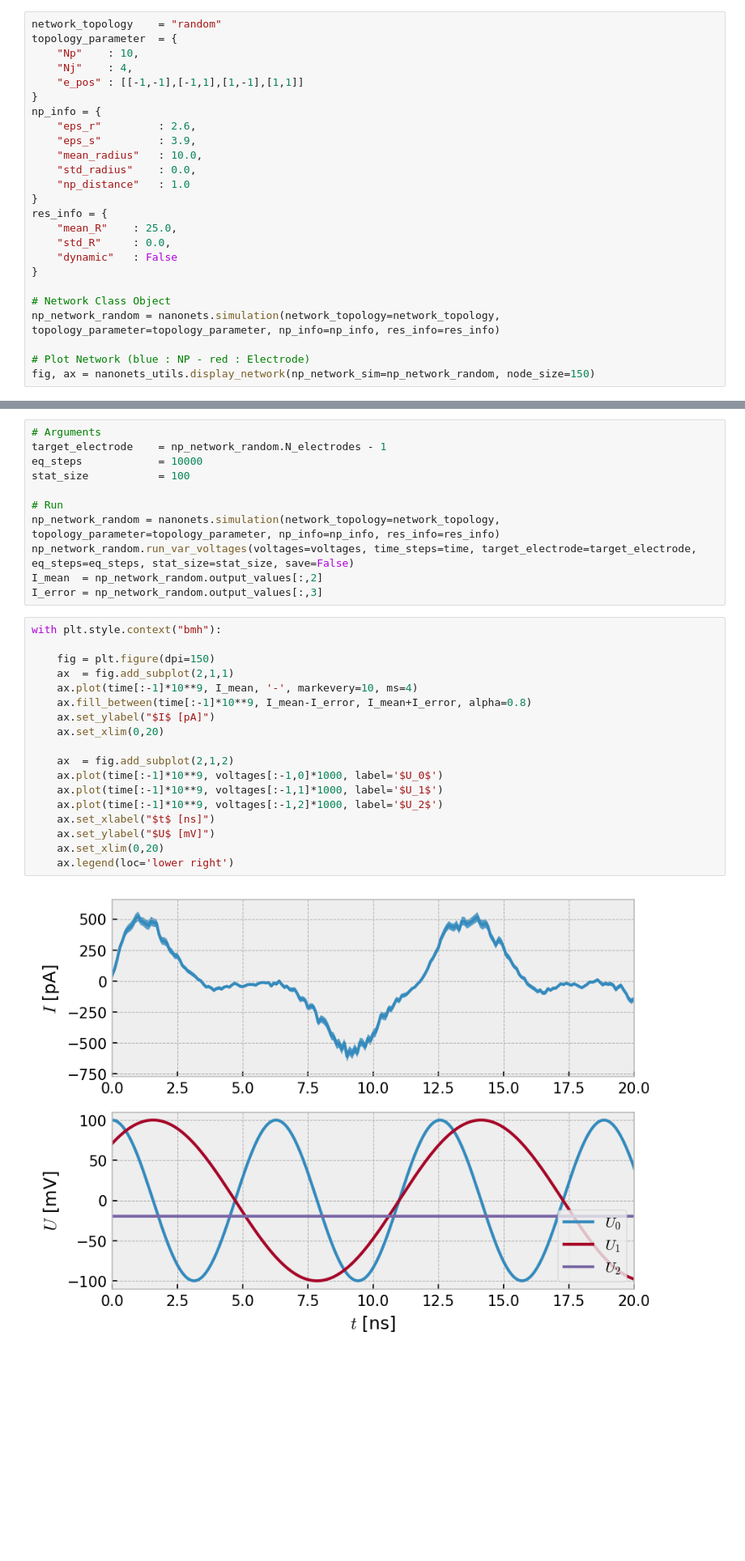
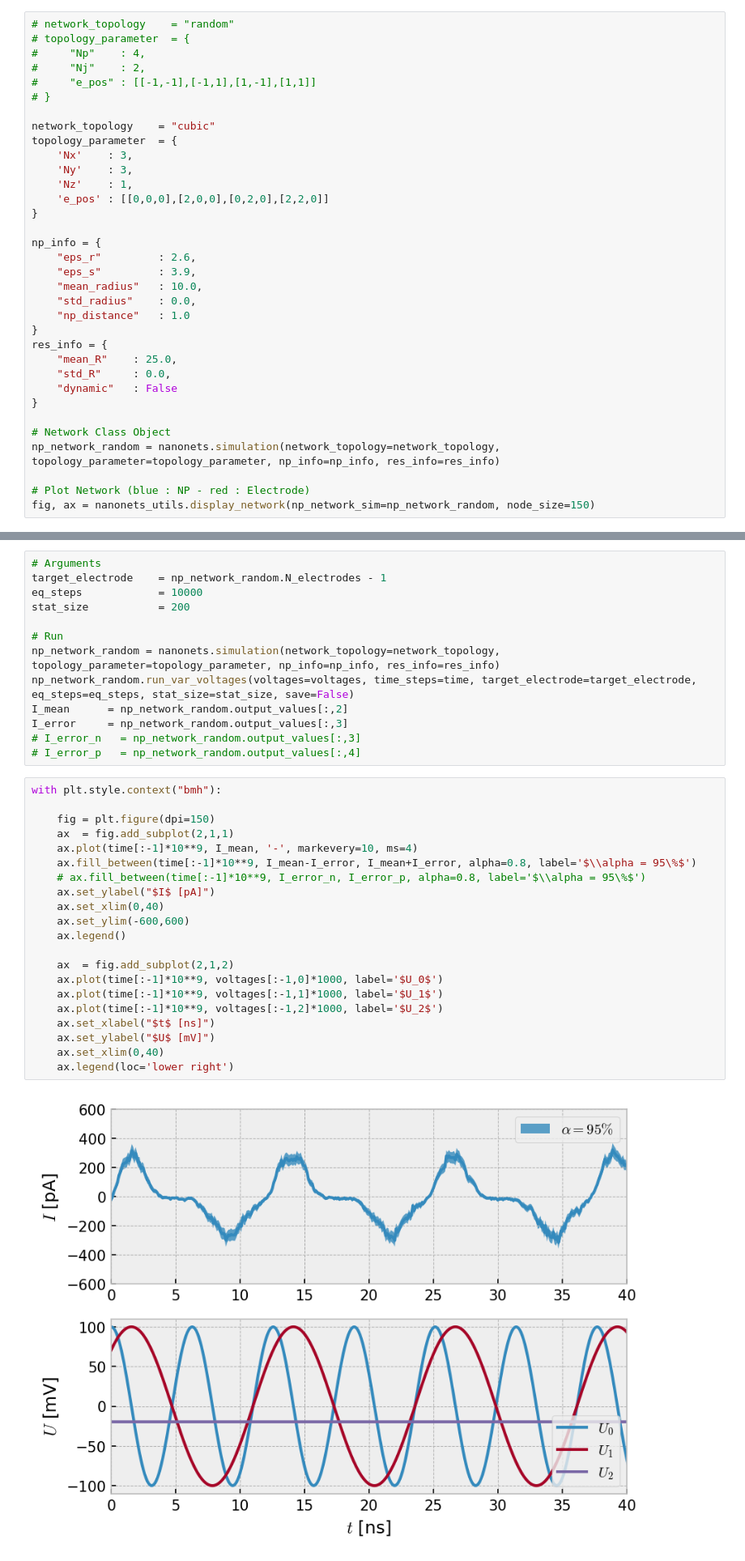
Before and after one commit to JonasMnsing/NanoNets, a Jupyter notebook: main_time.ipynb, the cells around one changed output, grey strips where cells are left out. Shown at 81% size. Cells and saved outputs as stored; diff of their text form; blank space fills up the shorter version.

Commit message:
solved time

```diff
--- a/main_time.ipynb
+++ b/main_time.ipynb
@@ -53,12 +53,21 @@ red_color   = '#A60628'
     - Both define a mean and standard deviation as above
     - Additional key: `np_index` which contains a list of indices indicating the second type of nanoparticles with different resistances or radius
 # %%
-network_topology    = "random"
+# network_topology    = "random"
+# topology_parameter  = {
+#     "Np"    : 4,
+#     "Nj"    : 2,
+#     "e_pos" : [[-1,-1],[-1,1],[1,-1],[1,1]]
+# }
+
+network_topology    = "cubic"
 topology_parameter  = {
-    "Np"    : 10,
-    "Nj"    : 4,
-    "e_pos" : [[-1,-1],[-1,1],[1,-1],[1,1]]
+    'Nx'    : 3,
+    'Ny'    : 3,
+    'Nz'    : 1,
+    'e_pos' : [[0,0,0],[2,0,0],[0,2,0],[2,2,0]]
 }
+
 np_info = {
     "eps_r"         : 2.6,
     "eps_s"         : 3.9,
@@ -129,30 +138,35 @@ with plt.style.context(["science","bright","grid"]):
 # Arguments
 target_electrode    = np_network_random.N_electrodes - 1
 eq_steps            = 10000
-stat_size           = 100
+stat_size           = 200
 
 # Run
 np_network_random = nanonets.simulation(network_topology=network_topology, topology_parameter=topology_parameter, np_info=np_info, res_info=res_info)
 np_network_random.run_var_voltages(voltages=voltages, time_steps=time, target_electrode=target_electrode, eq_steps=eq_steps, stat_size=stat_size, save=False)
-I_mean  = np_network_random.output_values[:,2]
-I_error = np_network_random.output_values[:,3]
+I_mean      = np_network_random.output_values[:,2]
+I_error     = np_network_random.output_values[:,3]
+# I_error_n   = np_network_random.output_values[:,3]
+# I_error_p   = np_network_random.output_values[:,4]
 # %%
 with plt.style.context("bmh"):
 
     fig = plt.figure(dpi=150)
     ax  = fig.add_subplot(2,1,1)
     ax.plot(time[:-1]*10**9, I_mean, '-', markevery=10, ms=4)
-    ax.fill_between(time[:-1]*10**9, I_mean-I_error, I_mean+I_error, alpha=0.8)
+    ax.fill_between(time[:-1]*10**9, I_mean-I_error, I_mean+I_error, alpha=0.8, label='$\\alpha = 95\%$')
+    # ax.fill_between(time[:-1]*10**9, I_error_n, I_error_p, alpha=0.8, label='$\\alpha = 95\%$')
     ax.set_ylabel("$I$ [pA]")
-    ax.set_xlim(0,20)
+    ax.set_xlim(0,40)
+    ax.set_ylim(-600,600)
+    ax.legend()
 
     ax  = fig.add_subplot(2,1,2)
     ax.plot(time[:-1]*10**9, voltages[:-1,0]*1000, label='$U_0$')
     ax.plot(time[:-1]*10**9, voltages[:-1,1]*1000, label='$U_1$')
     ax.plot(time[:-1]*10**9, voltages[:-1,2]*1000, label='$U_2$')
     ax.set_xlabel("$t$ [ns]")
     ax.set_ylabel("$U$ [mV]")
-    ax.set_xlim(0,20)
+    ax.set_xlim(0,40)
     ax.legend(loc='lower right')
 # %% [output]
-[figure, old version]
+[figure, new version]
```
Also changed, not shown: parts of 5 cells of this notebook, 2 other files.
